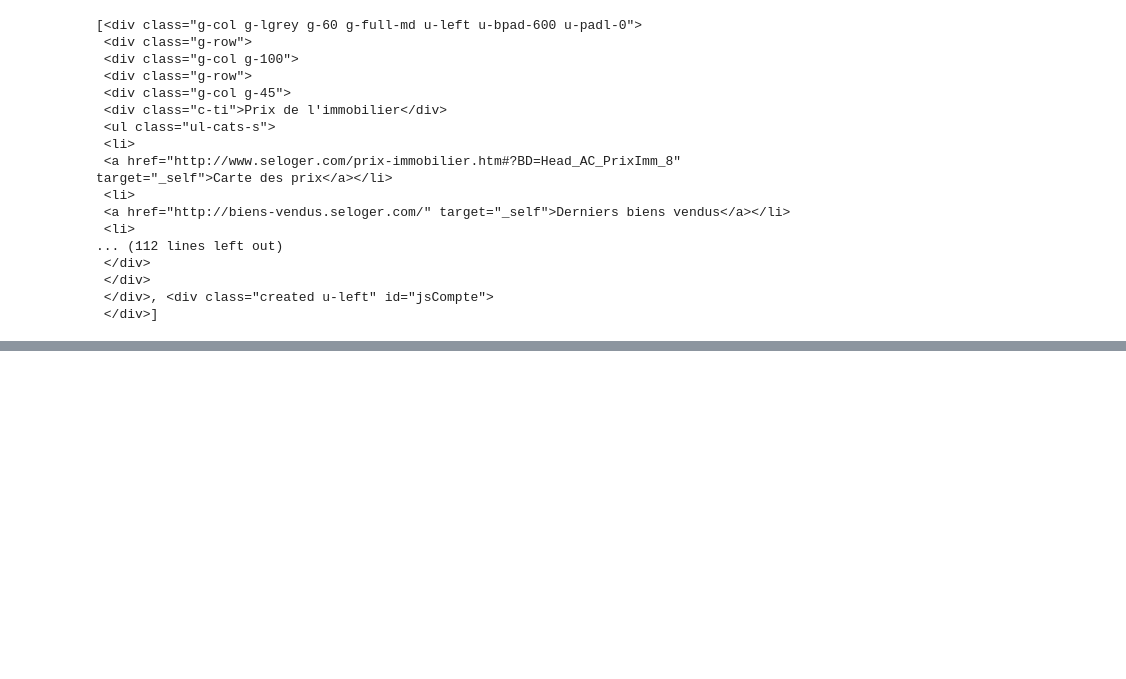
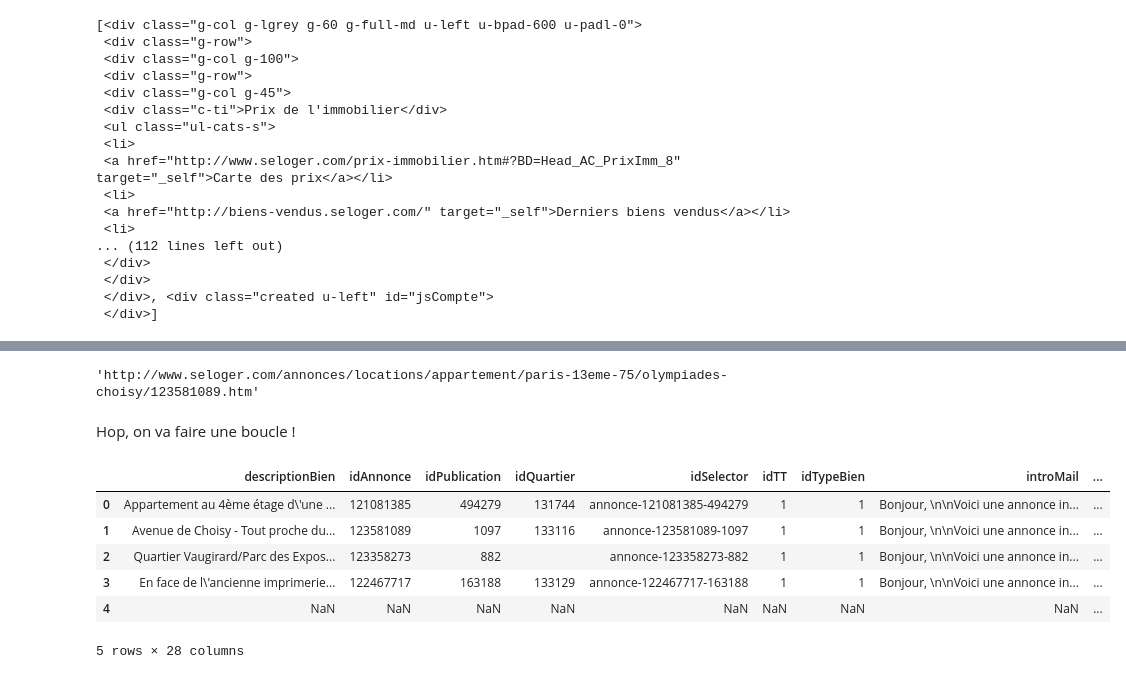
Before and after one commit to flothesof/appartment_search, a Jupyter notebook: 20170915_seloger.ipynb, the cells around one changed output, grey strips where cells are left out. Cells and saved outputs as stored; diff of their text form; code cells hidden in the pictures; blank space fills up the shorter version.

```diff
--- a/20170915_seloger.ipynb
+++ b/20170915_seloger.ipynb
@@ -327,0 +574,6 @@ soup.find_all('div', class_='u-left')
+# %%
+df.iloc[1]['link']
+# %% [output]
+'http://www.seloger.com/annonces/locations/appartement/paris-13eme-75/olympiades-choisy/123581089.htm'
+# %% [markdown]
+Hop, on va faire une boucle !
@@ -327,0 +586,10 @@ soup.find_all('div', class_='u-left')
+# %%
+detailed.head()
+# %% [output]
+|  | descriptionBien | idAnnonce | idPublication | idQuartier | idSelector | idTT | idTypeBien | introMail | ... |
+| 0 | Appartement au 4ème étage d\'une ... | 121081385 | 494279 | 131744 | annonce-121081385-494279 | 1 | 1 | Bonjour, \n\nVoici une annonce in... | ... |
+| 1 | Avenue de Choisy - Tout proche du... | 123581089 | 1097 | 133116 | annonce-123581089-1097 | 1 | 1 | Bonjour, \n\nVoici une annonce in... | ... |
+| 2 | Quartier Vaugirard/Parc des Expos... | 123358273 | 882 |  | annonce-123358273-882 | 1 | 1 | Bonjour, \n\nVoici une annonce in... | ... |
+| 3 | En face de l\'ancienne imprimerie... | 122467717 | 163188 | 133129 | annonce-122467717-163188 | 1 | 1 | Bonjour, \n\nVoici une annonce in... | ... |
+| 4 | NaN | NaN | NaN | NaN | NaN | NaN | NaN | NaN | ... |
+5 rows × 28 columns
```
Also changed, not shown: parts of 67 cells of this notebook.
